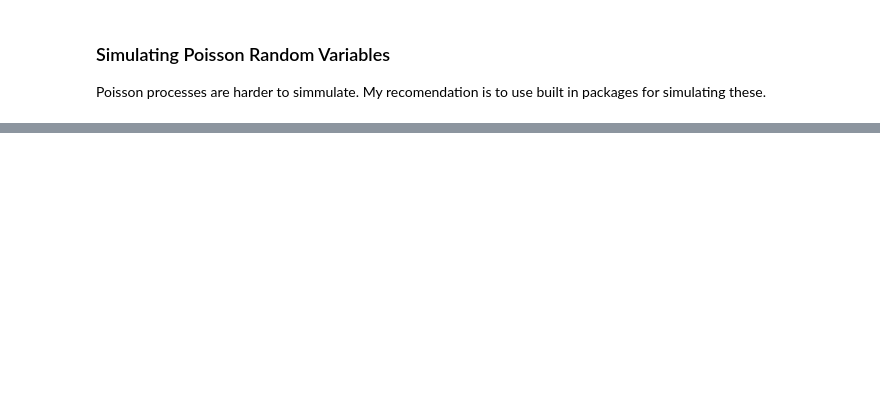
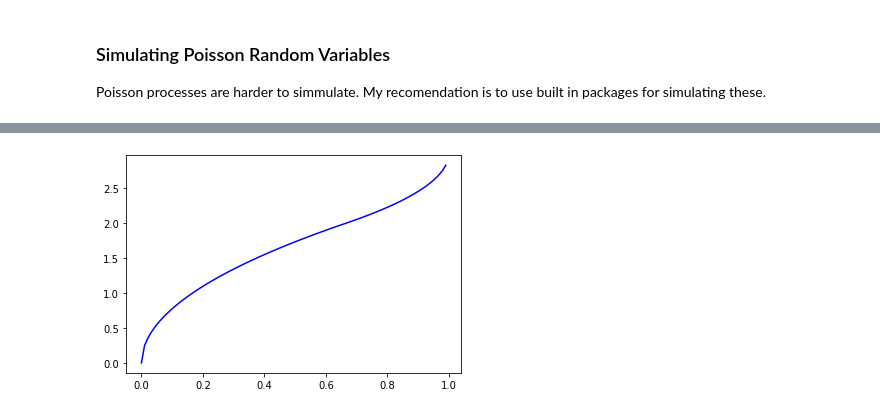
Before and after one commit to virgilpierce/MATH_351, a Jupyter notebook: 2-2 Experiments and Tests.ipynb, the cells around one changed output, grey strips where cells are left out. Cells and saved outputs as stored; diff of their text form; code cells hidden in the pictures; blank space fills up the shorter version.

```diff
--- a/2-2 Experiments and Tests.ipynb
+++ b/2-2 Experiments and Tests.ipynb
@@ -274,0 +368,17 @@ moments(3), poisson_moments(3)
+# %%
+# Plotting it to just check that everything lines up and we do not have any typos
+
+uu = np.arange(0, 1, 0.01)
+
+def invF(u):
+
+    if u < 2/3:
+        return np.sqrt(6*u)
+    else:
+        return 3 - np.sqrt(3) *np.sqrt(1-u)
+
+invFF = [ invF(u) for u in uu]
+
+plt.plot(uu, invFF, 'b-');
+# %% [output]
+[figure, added]
```
Also changed, not shown: parts of 26 cells of this notebook.
